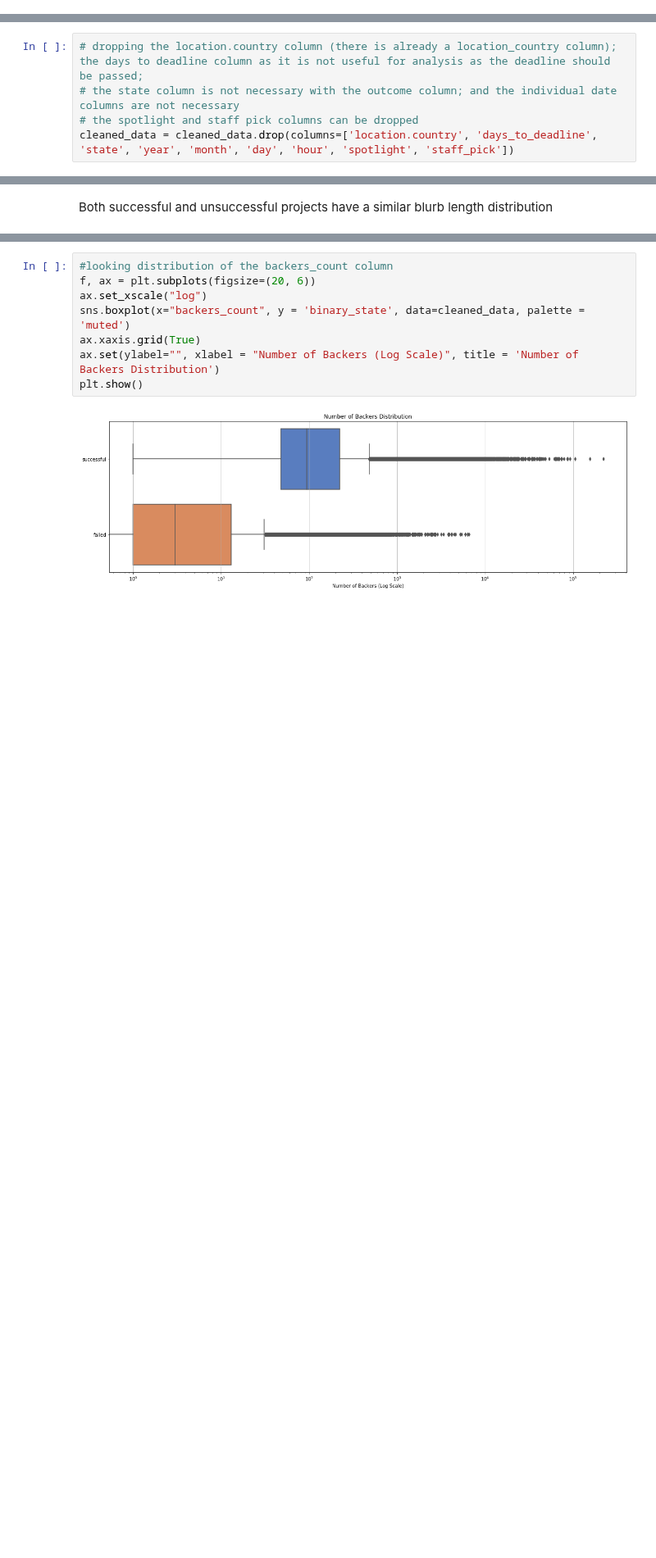
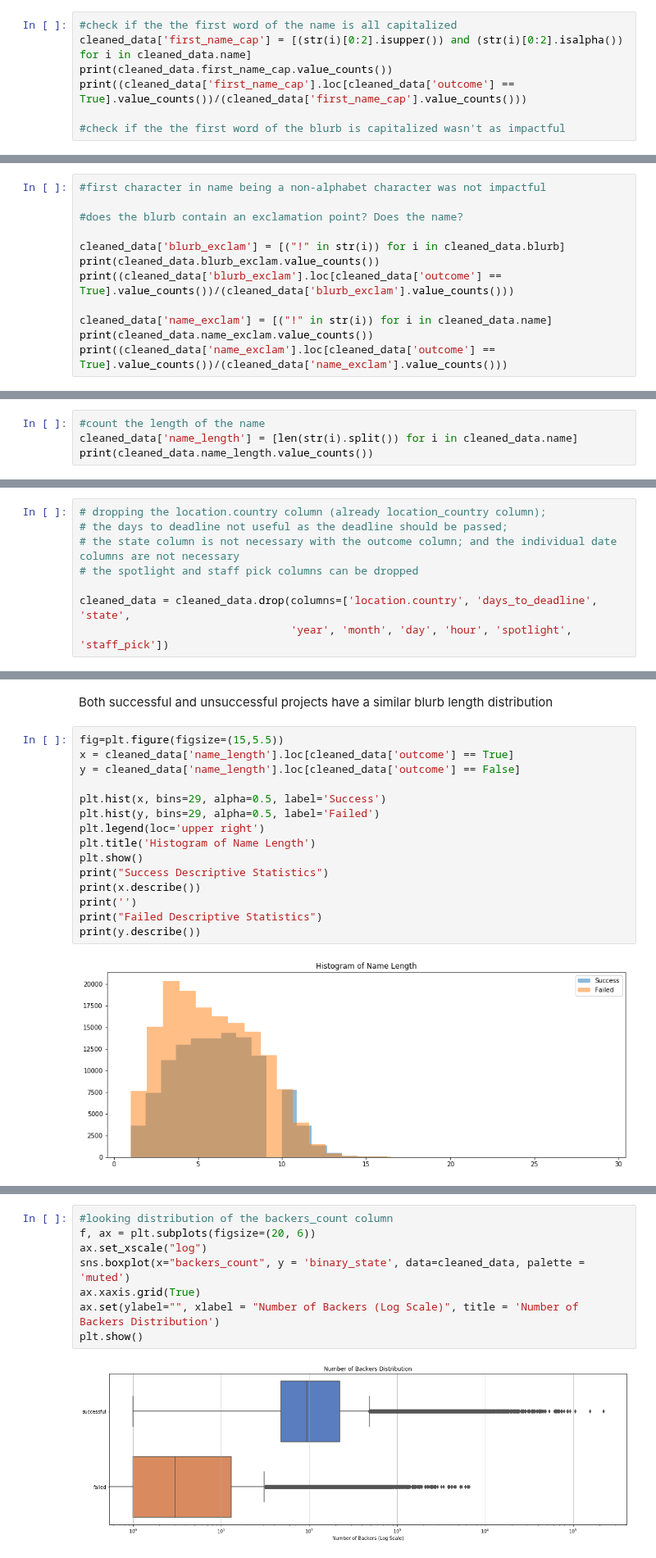
Before and after one commit to dwitten392/Springboard---DW, a Jupyter notebook: Capstone 1 - Kickstarter/Kickstarter Projects - Cleaning and Visualization.ipynb, the cells around one changed output, grey strips where cells are left out. Shown at 82% size. Cells and saved outputs as stored; diff of their text form; blank space fills up the shorter version.

Commit message:
looking at text columns to create additional columns

```diff
--- a/Capstone 1 - Kickstarter/Kickstarter Projects - Cleaning and Visualization.ipynb
+++ b/Capstone 1 - Kickstarter/Kickstarter Projects - Cleaning and Visualization.ipynb
@@ -114,0 +155,7 @@ cleaned_data['outcome'] = [(i == 'successful') for i in cleaned_data['binary_sta
+# %%
+#check if the the first word of the name is all capitalized
+cleaned_data['first_name_cap'] = [(str(i)[0:2].isupper()) and (str(i)[0:2].isalpha()) for i in cleaned_data.name]
+print(cleaned_data.first_name_cap.value_counts())
+print((cleaned_data['first_name_cap'].loc[cleaned_data['outcome'] == True].value_counts())/(cleaned_data['first_name_cap'].value_counts()))
+
+#check if the the first word of the blurb is capitalized wasn't as impactful
@@ -114,0 +171,12 @@ cleaned_data['outcome'] = [(i == 'successful') for i in cleaned_data['binary_sta
+# %%
+#first character in name being a non-alphabet character was not impactful
+
+#does the blurb contain an exclamation point? Does the name?
+
+cleaned_data['blurb_exclam'] = [("!" in str(i)) for i in cleaned_data.blurb]
+print(cleaned_data.blurb_exclam.value_counts())
+print((cleaned_data['blurb_exclam'].loc[cleaned_data['outcome'] == True].value_counts())/(cleaned_data['blurb_exclam'].value_counts()))
+
+cleaned_data['name_exclam'] = [("!" in str(i)) for i in cleaned_data.name]
+print(cleaned_data.name_exclam.value_counts())
+print((cleaned_data['name_exclam'].loc[cleaned_data['outcome'] == True].value_counts())/(cleaned_data['name_exclam'].value_counts()))
@@ -114,0 +196,4 @@ cleaned_data['outcome'] = [(i == 'successful') for i in cleaned_data['binary_sta
+# %%
+#count the length of the name
+cleaned_data['name_length'] = [len(str(i).split()) for i in cleaned_data.name]
+print(cleaned_data.name_length.value_counts())
@@ -126,9 +231,12 @@ The proportion of projects that are a staff pick successful are: 0.837.
 The proportion of projects that are spotlighted: 0.429.
 The proportion of projects that are spotlighted and successful: 1.0.
 # %%
-# dropping the location.country column (there is already a location_country column); the days to deadline column as it is not useful for analysis as the deadline should be passed;
+# dropping the location.country column (already location_country column);
+# the days to deadline not useful as the deadline should be passed;
 # the state column is not necessary with the outcome column; and the individual date columns are not necessary
 # the spotlight and staff pick columns can be dropped
-cleaned_data = cleaned_data.drop(columns=['location.country', 'days_to_deadline', 'state', 'year', 'month', 'day', 'hour', 'spotlight', 'staff_pick'])
+
+cleaned_data = cleaned_data.drop(columns=['location.country', 'days_to_deadline', 'state',
+                                 'year', 'month', 'day', 'hour', 'spotlight', 'staff_pick'])
 # %% [markdown]
 Dropping unnecessary columns
@@ -238,3 +355,20 @@ max          36.000000
 Name: blurb_length, dtype: float64
 # %% [markdown]
 Both successful and unsuccessful projects have a similar blurb length distribution
+# %%
+fig=plt.figure(figsize=(15,5.5))
+x = cleaned_data['name_length'].loc[cleaned_data['outcome'] == True]
+y = cleaned_data['name_length'].loc[cleaned_data['outcome'] == False]
+
+plt.hist(x, bins=29, alpha=0.5, label='Success')
+plt.hist(y, bins=29, alpha=0.5, label='Failed')
+plt.legend(loc='upper right')
+plt.title('Histogram of Name Length')
+plt.show()
+print("Success Descriptive Statistics")
+print(x.describe())
+print('')
+print("Failed Descriptive Statistics")
+print(y.describe())
+# %% [output]
+[figure, added]
```
Also changed, not shown: parts of 25 cells of this notebook.
